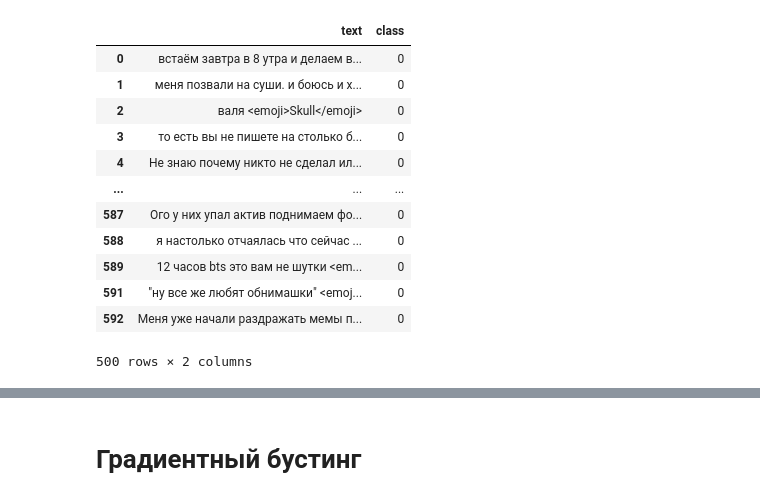
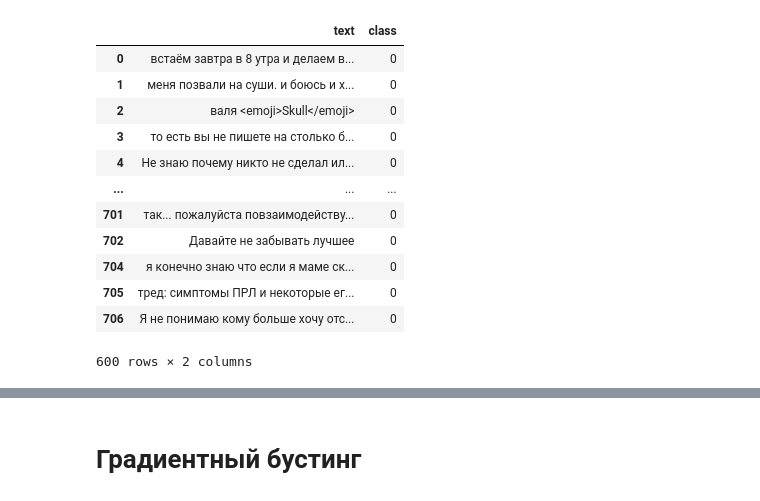
Before and after one commit to TheSawIsTheLaw/iWannaKillMyself, a Jupyter notebook: dataset/checkchekCBM.ipynb, the cells around one changed output, grey strips where cells are left out. Cells and saved outputs as stored; diff of their text form; code cells hidden in the pictures.

```diff
--- a/dataset/checkchekCBM.ipynb
+++ b/dataset/checkchekCBM.ipynb
@@ -1,24 +1,24 @@
 # %%
 import pandas as pd
 from matplotlib import pyplot as plt
 
 data = pd.read_csv("presuicidal_signals_dataset_twitter.csv",delimiter="|")
-non_suicidal = data.loc[data['label'] == 5].head(500)[['text', 'label']].rename(columns={'label': 'class'}).replace(5, 0)
+non_suicidal = data.loc[data['label'] == 5].head(600)[['text', 'label']].rename(columns={'label': 'class'}).replace(5, 0)
 non_suicidal
 # %% [output]
 |  | text | class |
 | 0 | встаём завтра в 8 утра и делаем в... | 0 |
 | 1 | меня позвали на суши. и боюсь и х... | 0 |
 | 2 | валя <emoji>Skull</emoji> | 0 |
 | 3 | то есть вы не пишете на столько б... | 0 |
 | 4 | Не знаю почему никто не сделал ил... | 0 |
 | ... | ... | ... |
-| 587 | Ого у них упал актив поднимаем фо... | 0 |
-| 588 | я настолько отчаялась что сейчас ... | 0 |
-| 589 | 12 часов bts это вам не шутки <em... | 0 |
-| 591 | "ну все же любят обнимашки" <emoj... | 0 |
-| 592 | Меня уже начали раздражать мемы п... | 0 |
+| 701 | так... пожалуйста повзаимодейству... | 0 |
+| 702 | Давайте не забывать лучшее | 0 |
+| 704 | я конечно знаю что если я маме ск... | 0 |
+| 705 | тред: симптомы ПРЛ и некоторые ег... | 0 |
+| 706 | Я не понимаю кому больше хочу отс... | 0 |
-500 rows × 2 columns
+600 rows × 2 columns
 # %%
 data = pd.read_csv("own_shit.csv")
 suicidal = data[['text', 'class']]
```
Also changed, not shown: parts of 15 cells of this notebook.
